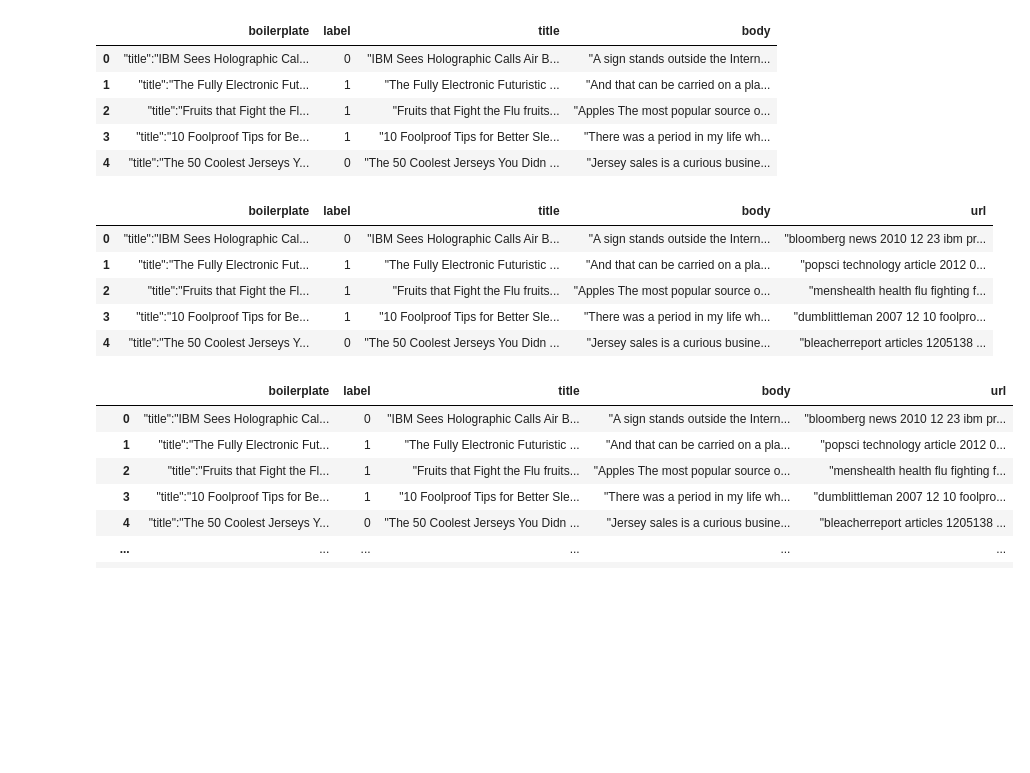
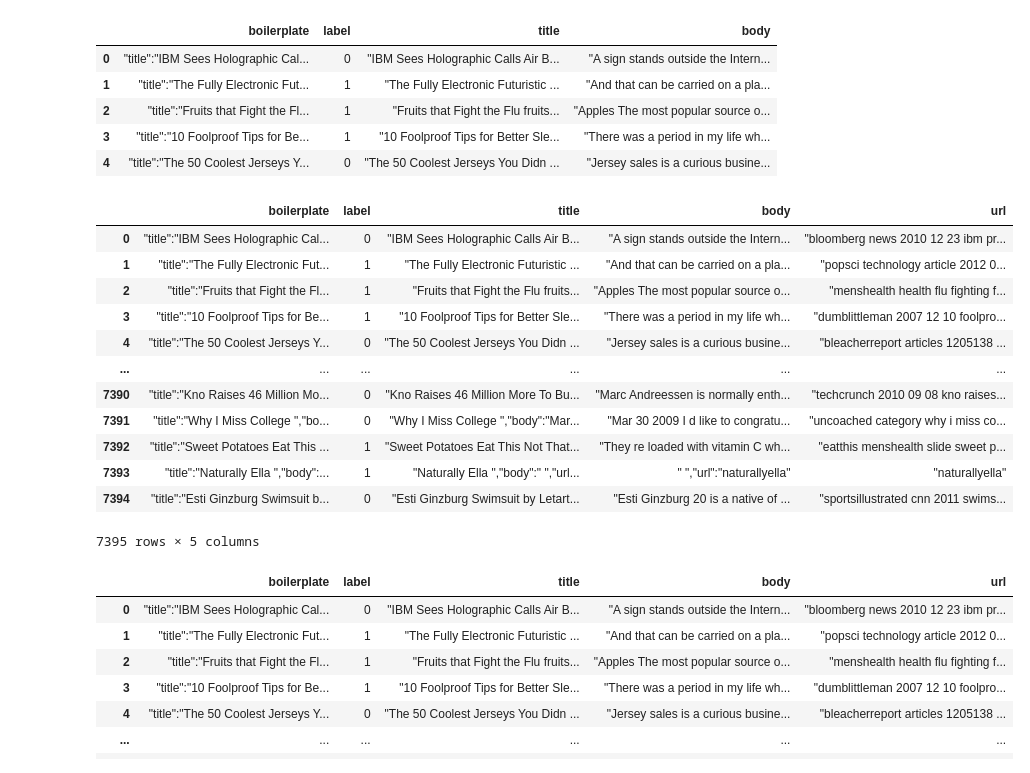
Before and after one commit to iDolphin99/ML, a Jupyter notebook: kwswproja/test_TF-IDF.ipynb, the cells around one changed output. Cells and saved outputs as stored; diff of their text form; code cells hidden in the pictures; blank space fills up the shorter version.

```diff
--- a/kwswproja/test_TF-IDF.ipynb
+++ b/kwswproja/test_TF-IDF.ipynb
@@ -124,13 +140,20 @@ input_data.head()
 # %%
 input_data[['temp', 'url']] = input_data['body'].str.split(",\"url\":", expand=True)
 input_data = input_data.drop(['temp'], axis=1)
 
-input_data.head()
+input_data
 # %% [output]
 |  | boilerplate | label | title | body | url |
 | 0 | "title":"IBM Sees Holographic Cal... | 0 | "IBM Sees Holographic Calls Air B... | "A sign stands outside the Intern... | "bloomberg news 2010 12 23 ibm pr... |
 | 1 | "title":"The Fully Electronic Fut... | 1 | "The Fully Electronic Futuristic ... | "And that can be carried on a pla... | "popsci technology article 2012 0... |
 | 2 | "title":"Fruits that Fight the Fl... | 1 | "Fruits that Fight the Flu fruits... | "Apples The most popular source o... | "menshealth health flu fighting f... |
 | 3 | "title":"10 Foolproof Tips for Be... | 1 | "10 Foolproof Tips for Better Sle... | "There was a period in my life wh... | "dumblittleman 2007 12 10 foolpro... |
 | 4 | "title":"The 50 Coolest Jerseys Y... | 0 | "The 50 Coolest Jerseys You Didn ... | "Jersey sales is a curious busine... | "bleacherreport articles 1205138 ... |
+| ... | ... | ... | ... | ... | ... |
+| 7390 | "title":"Kno Raises 46 Million Mo... | 0 | "Kno Raises 46 Million More To Bu... | "Marc Andreessen is normally enth... | "techcrunch 2010 09 08 kno raises... |
+| 7391 | "title":"Why I Miss College ","bo... | 0 | "Why I Miss College ","body":"Mar... | "Mar 30 2009 I d like to congratu... | "uncoached category why i miss co... |
+| 7392 | "title":"Sweet Potatoes Eat This ... | 1 | "Sweet Potatoes Eat This Not That... | "They re loaded with vitamin C wh... | "eatthis menshealth slide sweet p... |
+| 7393 | "title":"Naturally Ella ","body":... | 1 | "Naturally Ella ","body":" ","url... | " ","url":"naturallyella" | "naturallyella" |
+| 7394 | "title":"Esti Ginzburg Swimsuit b... | 0 | "Esti Ginzburg Swimsuit by Letart... | "Esti Ginzburg 20 is a native of ... | "sportsillustrated cnn 2011 swims... |
+7395 rows × 5 columns
 # %%
```
Also changed, not shown: parts of 17 cells of this notebook.
